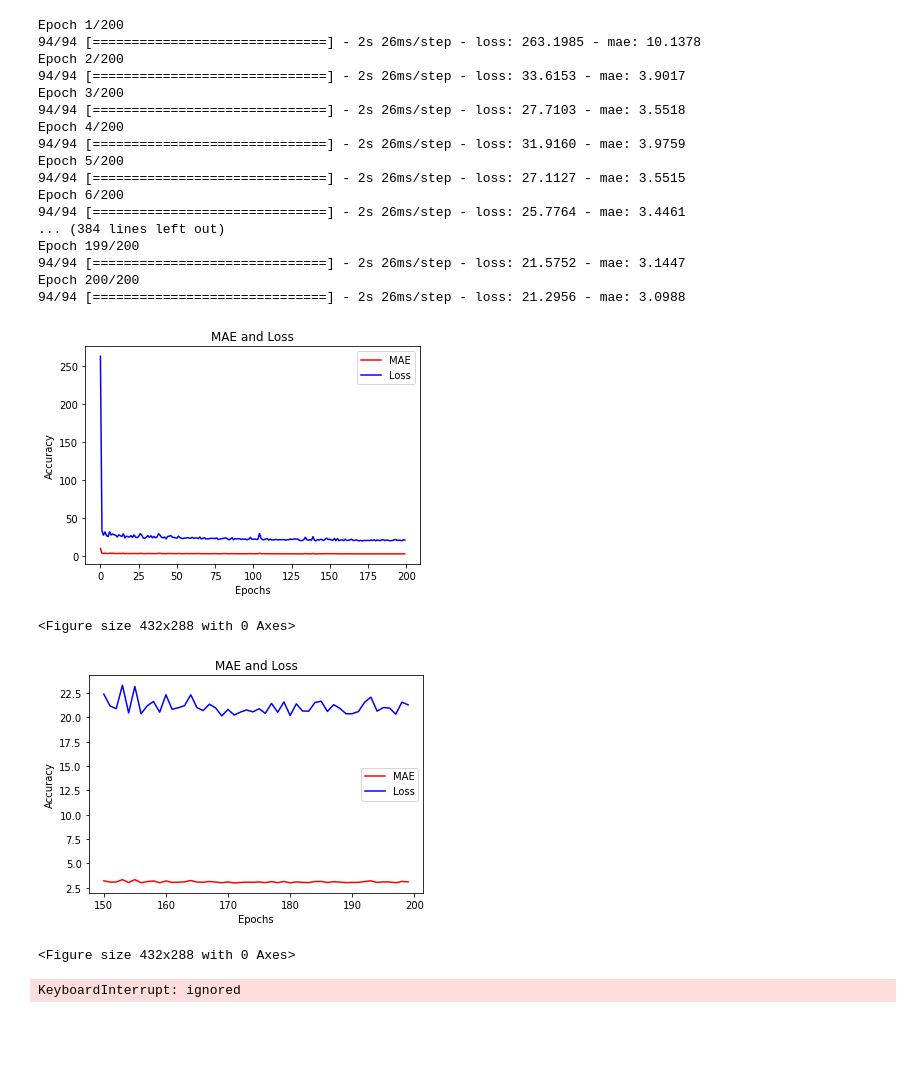
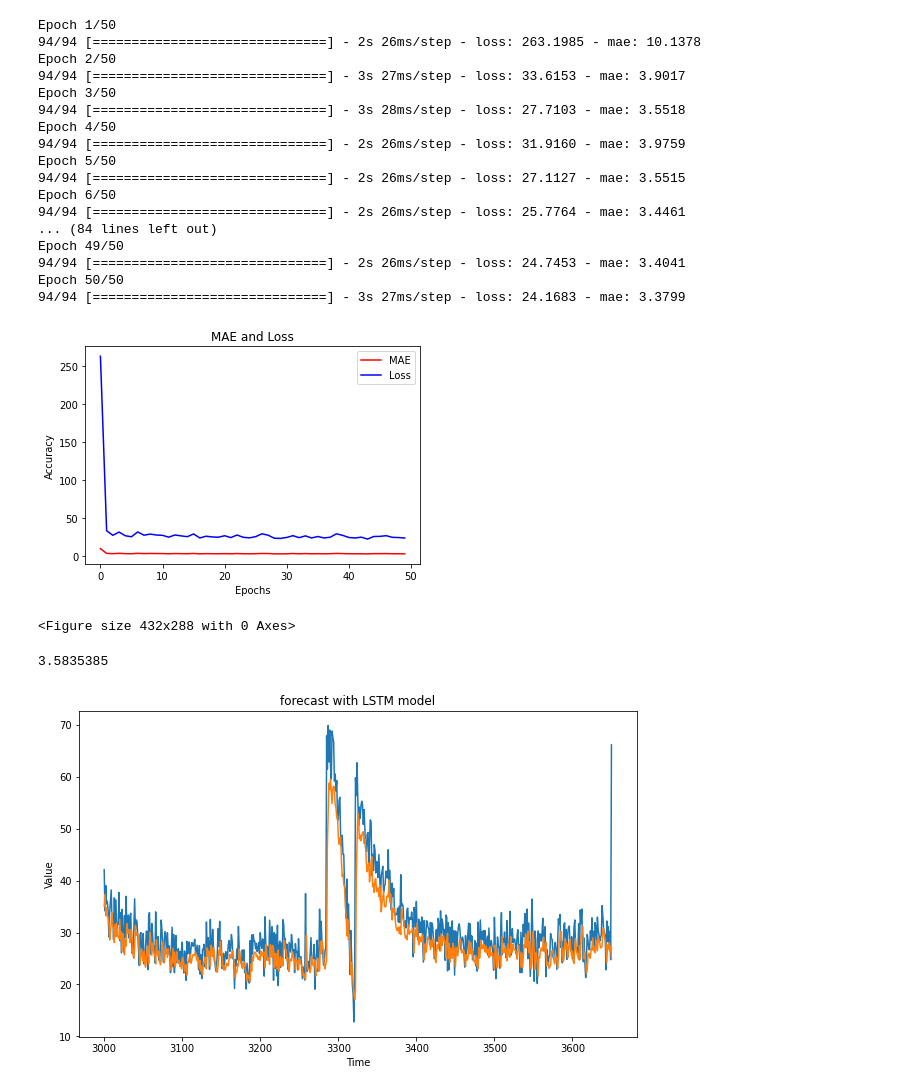
Before and after one commit to gorogoro-uk/TensorFlow, a Jupyter notebook: TF_4_3_TimeSeries_LSTM.ipynb, the cells around one changed output. Drawn from its saved outputs; the diff is of its cells as text; code cells hidden in the pictures; blank space fills up the shorter version.

Commit message:
first version

```diff
--- a/TF_4_3_TimeSeries_LSTM.ipynb
+++ b/TF_4_3_TimeSeries_LSTM.ipynb
@@ -140,60 +141,44 @@ model = tf.keras.models.Sequential([
 model.compile(loss="mse", optimizer=tf.keras.optimizers.SGD(lr=1e-5, momentum=0.9),metrics=["mae"])
 
 # fit model & retain epoch history
-history = model.fit(dataset,epochs=200,verbose=1)
+history = model.fit(dataset,epochs=50,verbose=1)
 # %% [output]
-Epoch 1/200
+Epoch 1/50
 94/94 [==============================] - 2s 26ms/step - loss: 263.1985 - mae: 10.1378
-Epoch 2/200
-94/94 [==============================] - 2s 26ms/step - loss: 33.6153 - mae: 3.9017
-Epoch 3/200
-94/94 [==============================] - 2s 26ms/step - loss: 27.7103 - mae: 3.5518
-Epoch 4/200
+Epoch 2/50
+94/94 [==============================] - 3s 27ms/step - loss: 33.6153 - mae: 3.9017
+Epoch 3/50
+94/94 [==============================] - 3s 28ms/step - loss: 27.7103 - mae: 3.5518
+Epoch 4/50
 94/94 [==============================] - 2s 26ms/step - loss: 31.9160 - mae: 3.9759
-Epoch 5/200
+Epoch 5/50
 94/94 [==============================] - 2s 26ms/step - loss: 27.1127 - mae: 3.5515
-Epoch 6/200
+Epoch 6/50
 94/94 [==============================] - 2s 26ms/step - loss: 25.7764 - mae: 3.4461
-... (384 lines left out)
-Epoch 199/200
-94/94 [==============================] - 2s 26ms/step - loss: 21.5752 - mae: 3.1447
-Epoch 200/200
-94/94 [==============================] - 2s 26ms/step - loss: 21.2956 - mae: 3.0988
+... (84 lines left out)
+Epoch 49/50
+94/94 [==============================] - 2s 26ms/step - loss: 24.7453 - mae: 3.4041
+Epoch 50/50
+94/94 [==============================] - 3s 27ms/step - loss: 24.1683 - mae: 3.3799
 # %%
 # plot loss per epoch
 import matplotlib.pyplot as plt
 
 mae=history.history['mae']
 loss=history.history['loss']
 epochs=range(len(loss))
 
 plt.plot(epochs, mae, 'r')
 plt.plot(epochs, loss, 'b')
 plt.title('MAE and Loss')
 plt.xlabel("Epochs")
 plt.ylabel("Accuracy")
 plt.legend(["MAE", "Loss"])
 plt.figure()
 plt.show()
-
-# plot loss zoomed version
-epochs_zoom = epochs[150:]
-mae_zoom = mae[150:]
-loss_zoom = loss[150:]
-
-plt.plot(epochs_zoom, mae_zoom, 'r')
-plt.plot(epochs_zoom, loss_zoom, 'b')
-plt.title('MAE and Loss')
-plt.xlabel("Epochs")
-plt.ylabel("Accuracy")
-plt.legend(["MAE", "Loss"])
-plt.figure()
-plt.show()
 # %% [output]
-[figure, old version]
+[figure, new version]
 <Figure size 432x288 with 0 Axes>
-[figure, removed]
-<Figure size 432x288 with 0 Axes>
 # %%
 # forecast with LSTM model
 forecast = []
@@ -210,4 +195,5 @@ plot_series(time_valid, results)
 
 tf.keras.metrics.mean_absolute_error(x_valid, results).numpy()
 # %% [output]
-KeyboardInterrupt: ignored
+3.5835385
+[figure, added]
```
Also changed, not shown: parts of 1 cell of this notebook.
